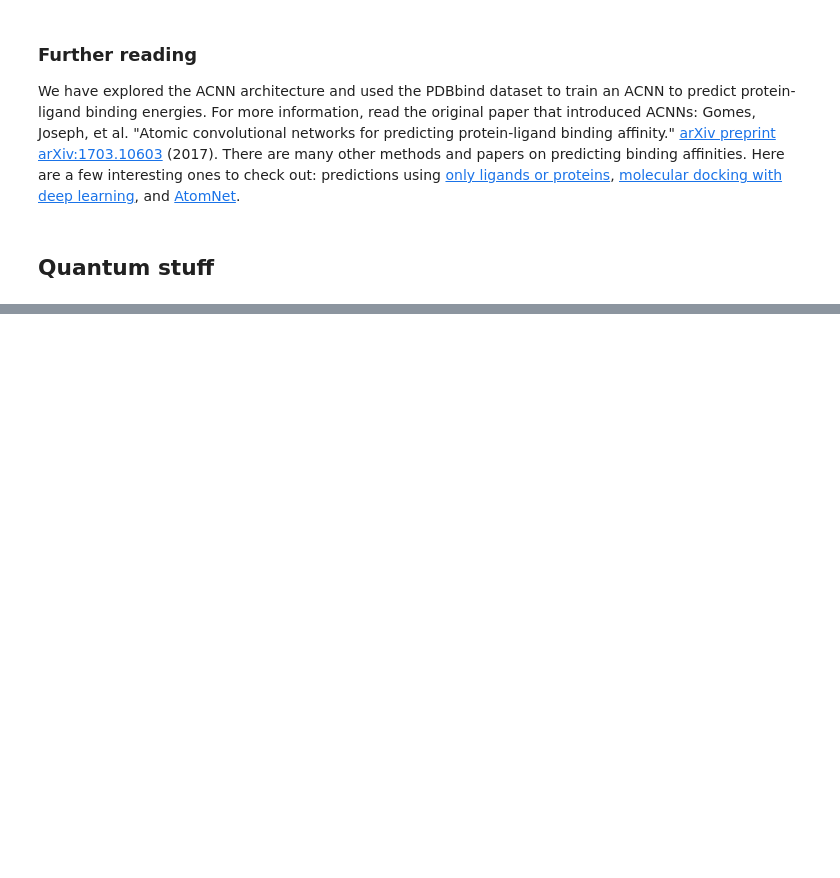
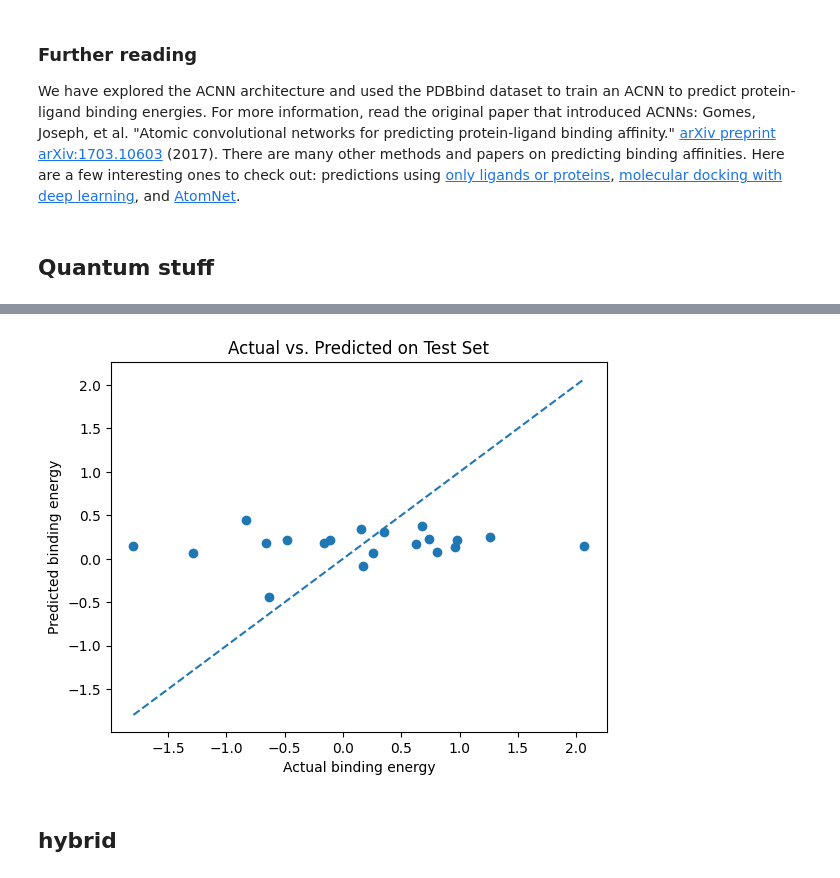
Before and after one commit to sanskriti-ss/bindingaffinity, a Jupyter notebook: explore_quantum/14_Modeling_Protein_Ligand_Interactions_With_Atomic_Convolutions.ipynb, the cells around one changed output, grey strips where cells are left out. Cells and saved outputs as stored; diff of their text form; code cells hidden in the pictures; blank space fills up the shorter version.

```diff
--- a/explore_quantum/14_Modeling_Protein_Ligand_Interactions_With_Atomic_Convolutions.ipynb
+++ b/explore_quantum/14_Modeling_Protein_Ligand_Interactions_With_Atomic_Convolutions.ipynb
@@ -370,0 +506,15 @@ y_test_pred = y_scaler.inverse_transform(y_test_pred_scaled.reshape(-1,1)).ravel
+# %%
+import matplotlib.pyplot as plt
+
+plt.scatter(y_test, y_test_pred)
+plt.plot([y_test.min(), y_test.max()],
+         [y_test.min(), y_test.max()],
+         ls="--")  # diagonal line
+plt.xlabel("Actual binding energy")
+plt.ylabel("Predicted binding energy")
+plt.title("Actual vs. Predicted on Test Set")
+plt.show()
+# %% [output]
+[figure, added]
+# %% [markdown]
+## hybrid
```
Also changed, not shown: parts of 21 cells of this notebook.
